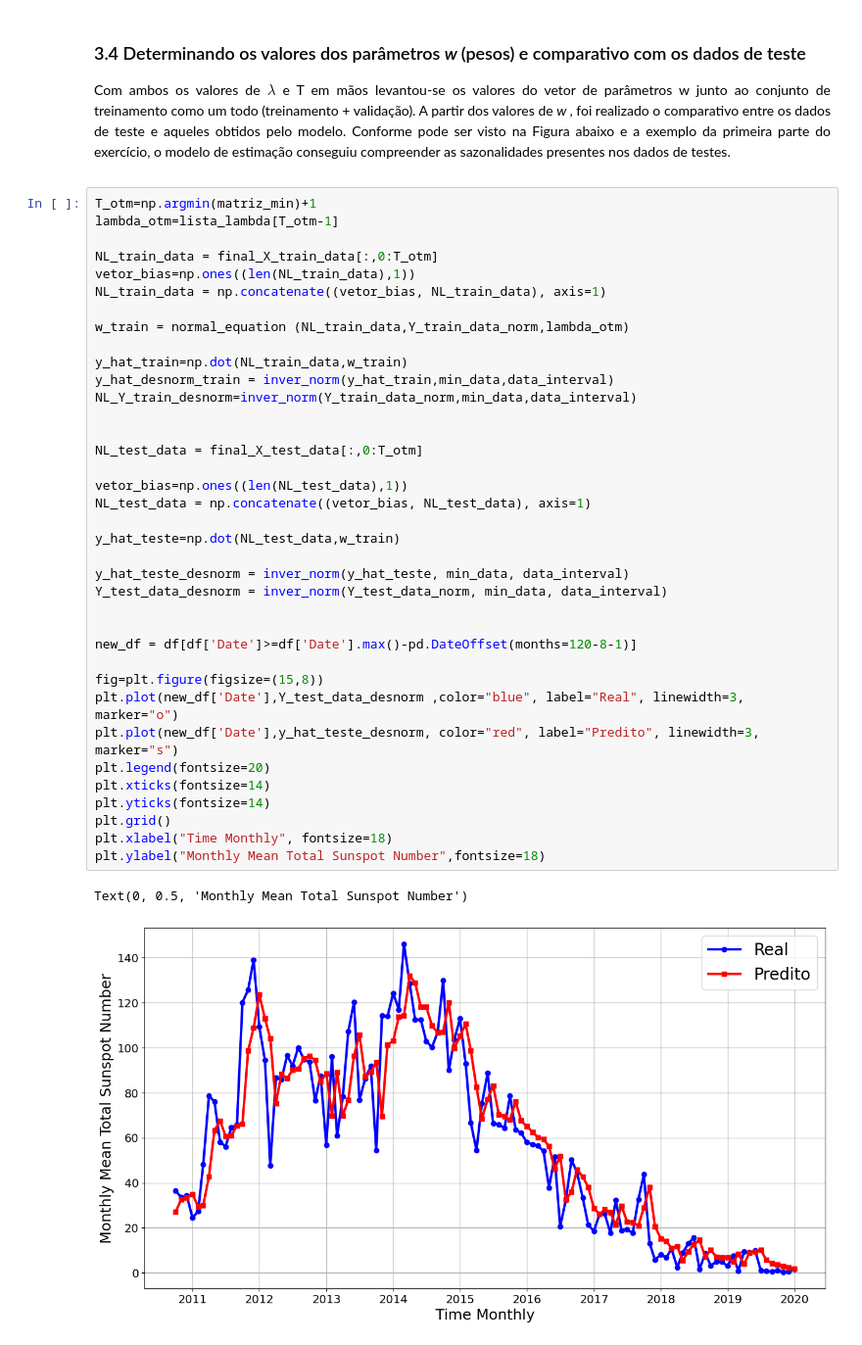
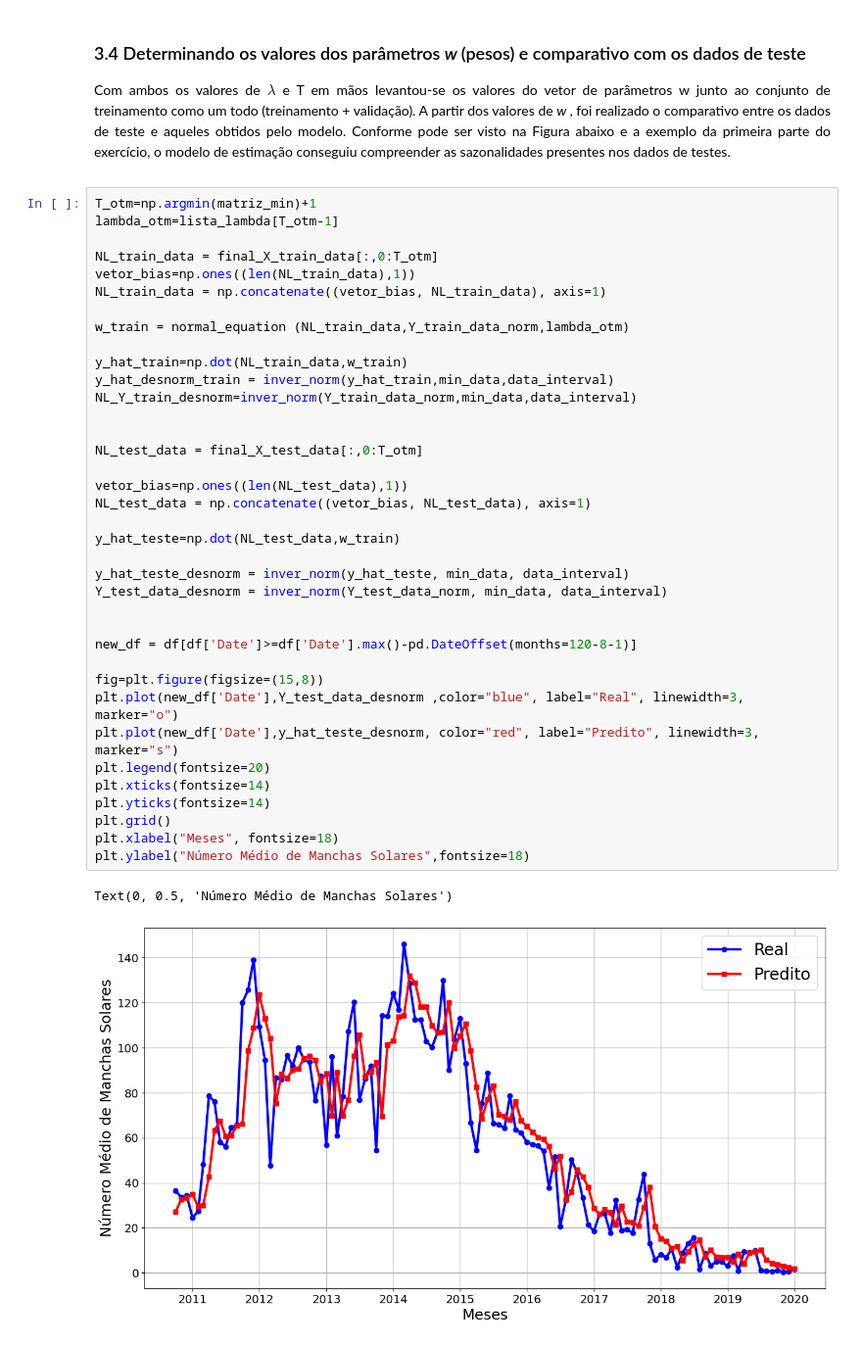
Before and after one commit to victorcattani/machine_learning, a Jupyter notebook: Atividade_1/Atividade 1 - Regressão Linear.ipynb, the cells around one changed output. Shown at 98% size. Saved outputs shown, nothing was run; the diff lists cells and outputs as text.

```diff
--- a/Atividade_1/Atividade 1 - Regressão Linear.ipynb
+++ b/Atividade_1/Atividade 1 - Regressão Linear.ipynb
@@ -612,34 +612,34 @@ vetor_bias=np.ones((len(NL_train_data),1))
 NL_train_data = np.concatenate((vetor_bias, NL_train_data), axis=1)
 
 w_train = normal_equation (NL_train_data,Y_train_data_norm,lambda_otm)
 
 y_hat_train=np.dot(NL_train_data,w_train)
 y_hat_desnorm_train = inver_norm(y_hat_train,min_data,data_interval)
 NL_Y_train_desnorm=inver_norm(Y_train_data_norm,min_data,data_interval)
 
 
 NL_test_data = final_X_test_data[:,0:T_otm]
 
 vetor_bias=np.ones((len(NL_test_data),1))
 NL_test_data = np.concatenate((vetor_bias, NL_test_data), axis=1)
 
 y_hat_teste=np.dot(NL_test_data,w_train)
 
 y_hat_teste_desnorm = inver_norm(y_hat_teste, min_data, data_interval)
 Y_test_data_desnorm = inver_norm(Y_test_data_norm, min_data, data_interval)
 
 
 new_df = df[df['Date']>=df['Date'].max()-pd.DateOffset(months=120-8-1)]
 
 fig=plt.figure(figsize=(15,8))
 plt.plot(new_df['Date'],Y_test_data_desnorm ,color="blue", label="Real", linewidth=3, marker="o")
 plt.plot(new_df['Date'],y_hat_teste_desnorm, color="red", label="Predito", linewidth=3, marker="s")
 plt.legend(fontsize=20)
 plt.xticks(fontsize=14)
 plt.yticks(fontsize=14)
 plt.grid()
-plt.xlabel("Time Monthly", fontsize=18)
-plt.ylabel("Monthly Mean Total Sunspot Number",fontsize=18)
+plt.xlabel("Meses", fontsize=18)
+plt.ylabel("Número Médio de Manchas Solares",fontsize=18)
 # %% [output]
-Text(0, 0.5, 'Monthly Mean Total Sunspot Number')
+Text(0, 0.5, 'Número Médio de Manchas Solares')
-[figure, old version]
+[figure, new version]
```
Also changed, not shown: parts of 1 cell of this notebook.
